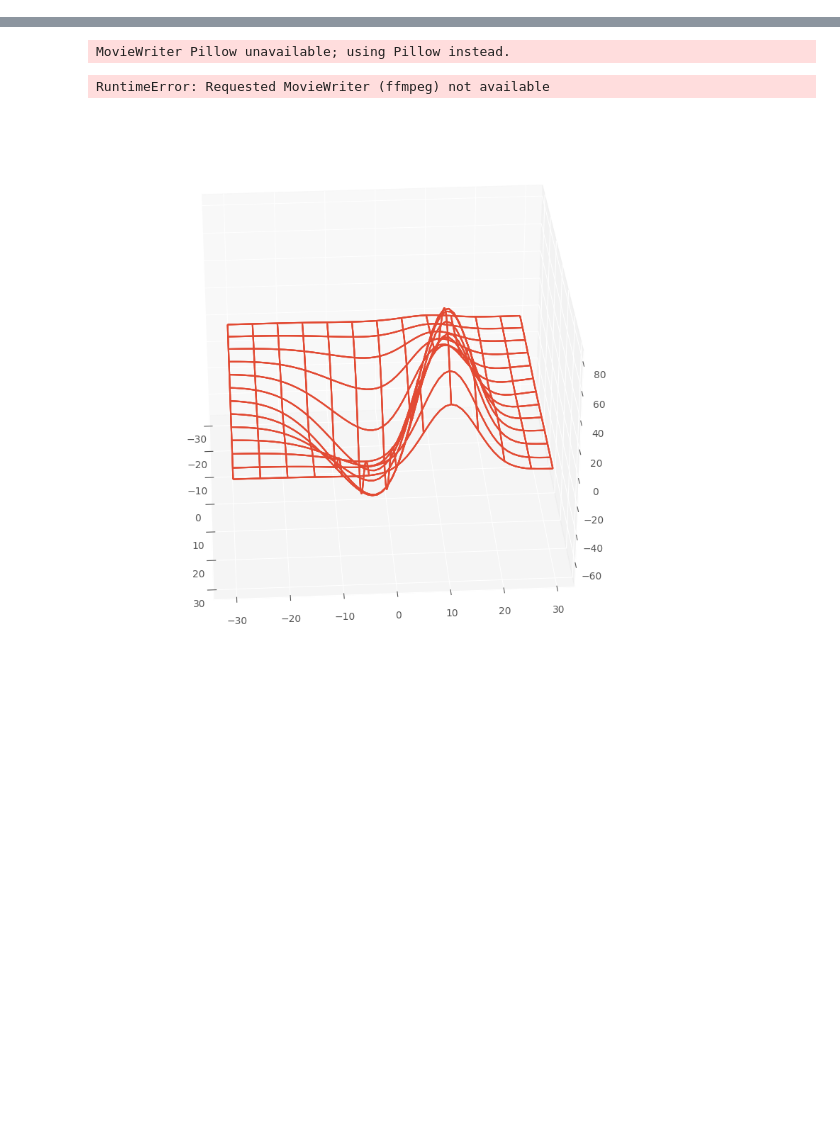
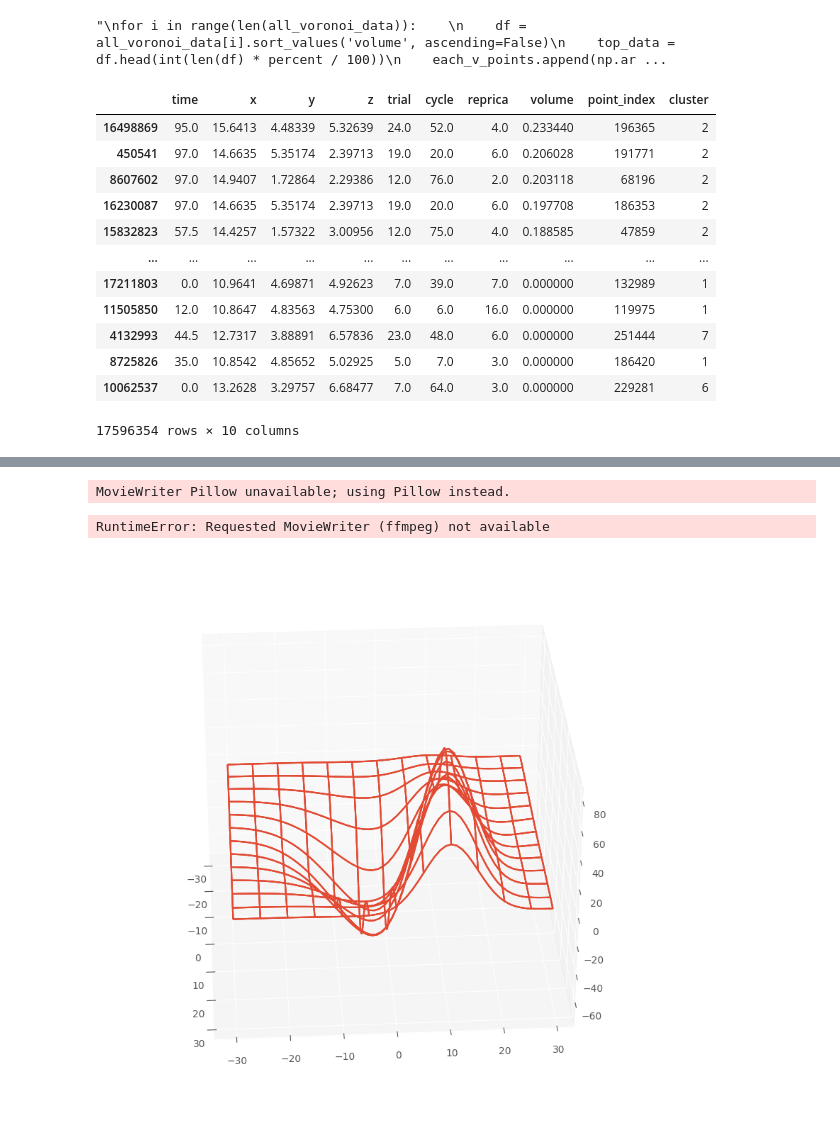
Before and after one commit to mukaiyama729/ResearchAnalysis, a Jupyter notebook: trial1.ipynb, the cells around one changed output, grey strips where cells are left out. Saved outputs shown, nothing was run; the diff lists cells and outputs as text; code cells hidden in the pictures; blank space fills up the shorter version.

```diff
--- a/trial1.ipynb
+++ b/trial1.ipynb
@@ -104,0 +211,22 @@ plt.show()
+# %%
+percent = 0.1
+each_d_points = list()
+each_v_points = list()
+each_kde_points = list()
+for i in range(len(all_delaunay_data)):
+    df = all_delaunay_data[i].sort_values('volume', ascending=False)
+    top_data = df.head(int(len(df) * percent / 100))
+    each_d_points.append(np.array(top_data[['x', 'y', 'z']]))
+
+'''
+for i in range(len(all_voronoi_data)):
+    df = all_voronoi_data[i].sort_values('volume', ascending=False)
+    top_data = df.head(int(len(df) * percent / 100))
+    each_v_points.append(np.array(top_data[['x', 'y', 'z']]))
+for i in range(len(all_kde_data)):
+    df = all_kde_data[i].sort_values('density', ascending=True)
+    top_data = df.head(int(len(df) * percent / 100))
+    each_kde_points.append(np.array(top_data[['x', 'y', 'z']]))
+'''
+# %% [output]
+"\nfor i in range(len(all_voronoi_data)):    \n    df = all_voronoi_data[i].sort_values('volume', ascending=False)\n    top_data = df.head(int(len(df) * percent / 100))\n    each_v_points.append(np.ar ...
@@ -104,0 +246,16 @@ plt.show()
+# %%
+all_df.sort_values('volume', ascending=False)
+# %% [output]
+|  | time | x | y | z | trial | cycle | reprica | volume | point_index | cluster |
+| 16498869 | 95.0 | 15.6413 | 4.48339 | 5.32639 | 24.0 | 52.0 | 4.0 | 0.233440 | 196365 | 2 |
+| 450541 | 97.0 | 14.6635 | 5.35174 | 2.39713 | 19.0 | 20.0 | 6.0 | 0.206028 | 191771 | 2 |
+| 8607602 | 97.0 | 14.9407 | 1.72864 | 2.29386 | 12.0 | 76.0 | 2.0 | 0.203118 | 68196 | 2 |
+| 16230087 | 97.0 | 14.6635 | 5.35174 | 2.39713 | 19.0 | 20.0 | 6.0 | 0.197708 | 186353 | 2 |
+| 15832823 | 57.5 | 14.4257 | 1.57322 | 3.00956 | 12.0 | 75.0 | 4.0 | 0.188585 | 47859 | 2 |
+| ... | ... | ... | ... | ... | ... | ... | ... | ... | ... | ... |
+| 17211803 | 0.0 | 10.9641 | 4.69871 | 4.92623 | 7.0 | 39.0 | 7.0 | 0.000000 | 132989 | 1 |
+| 11505850 | 12.0 | 10.8647 | 4.83563 | 4.75300 | 6.0 | 6.0 | 16.0 | 0.000000 | 119975 | 1 |
+| 4132993 | 44.5 | 12.7317 | 3.88891 | 6.57836 | 23.0 | 48.0 | 6.0 | 0.000000 | 251444 | 7 |
+| 8725826 | 35.0 | 10.8542 | 4.85652 | 5.02925 | 5.0 | 7.0 | 3.0 | 0.000000 | 186420 | 1 |
+| 10062537 | 0.0 | 13.2628 | 3.29757 | 6.68477 | 7.0 | 64.0 | 3.0 | 0.000000 | 229281 | 6 |
+17596354 rows × 10 columns
```
Also changed, not shown: parts of 45 cells of this notebook, 22 other files.
